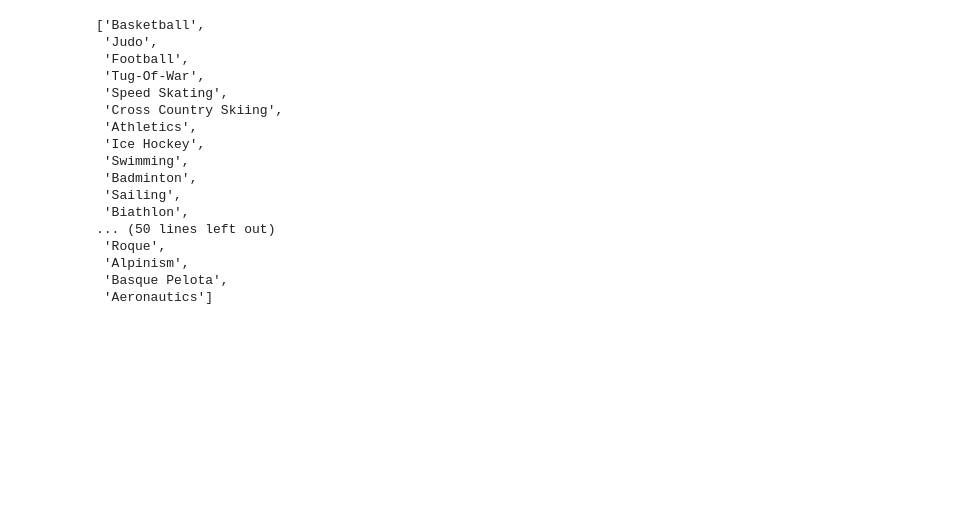
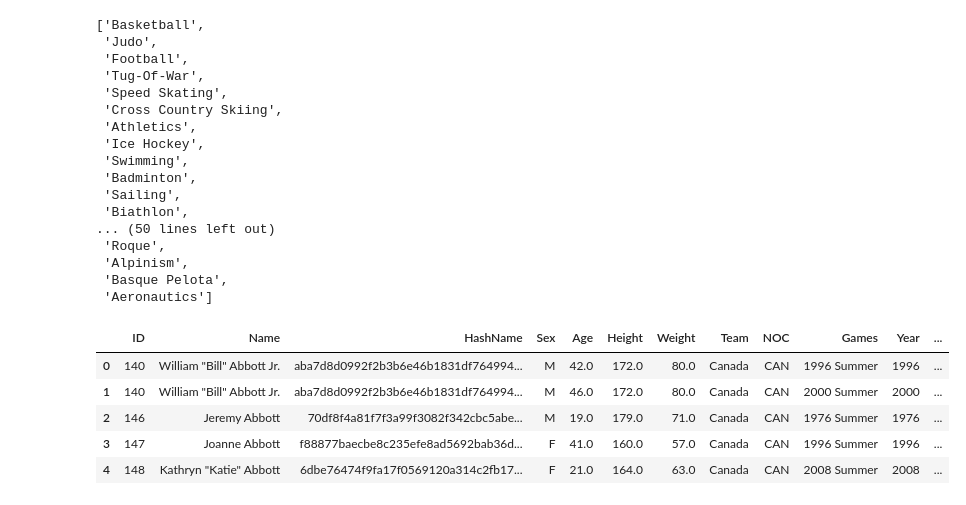
Before and after one commit to yuna-liu/Databehandling-OS-Yuna-Joachim, a Jupyter notebook: Q2_Y_temp.ipynb, the cells around one changed output. Cells and saved outputs as stored; diff of their text form; code cells hidden in the pictures; blank space fills up the shorter version.

```diff
--- a/Q2_Y_temp.ipynb
+++ b/Q2_Y_temp.ipynb
@@ -58,3 +134,16 @@ sports
  'Alpinism',
  'Basque Pelota',
  'Aeronautics']
+# %%
+import analyze_functions as af
+import pandas as pd
+
+df = pd.read_csv("data/canada.csv", index_col=0)
+df.head()
+# %% [output]
+|  | ID | Name | HashName | Sex | Age | Height | Weight | Team | NOC | Games | Year | ... |
+| 0 | 140 | William "Bill" Abbott Jr. | aba7d8d0992f2b3b6e46b1831df764994... | M | 42.0 | 172.0 | 80.0 | Canada | CAN | 1996 Summer | 1996 | ... |
+| 1 | 140 | William "Bill" Abbott Jr. | aba7d8d0992f2b3b6e46b1831df764994... | M | 46.0 | 172.0 | 80.0 | Canada | CAN | 2000 Summer | 2000 | ... |
+| 2 | 146 | Jeremy Abbott | 70df8f4a81f7f3a99f3082f342cbc5abe... | M | 19.0 | 179.0 | 71.0 | Canada | CAN | 1976 Summer | 1976 | ... |
+| 3 | 147 | Joanne Abbott | f88877baecbe8c235efe8ad5692bab36d... | F | 41.0 | 160.0 | 57.0 | Canada | CAN | 1996 Summer | 1996 | ... |
+| 4 | 148 | Kathryn "Katie" Abbott | 6dbe76474f9fa17f0569120a314c2fb17... | F | 21.0 | 164.0 | 63.0 | Canada | CAN | 2008 Summer | 2008 | ... |
```
Also changed, not shown: parts of 8 cells of this notebook, 1 other file.
